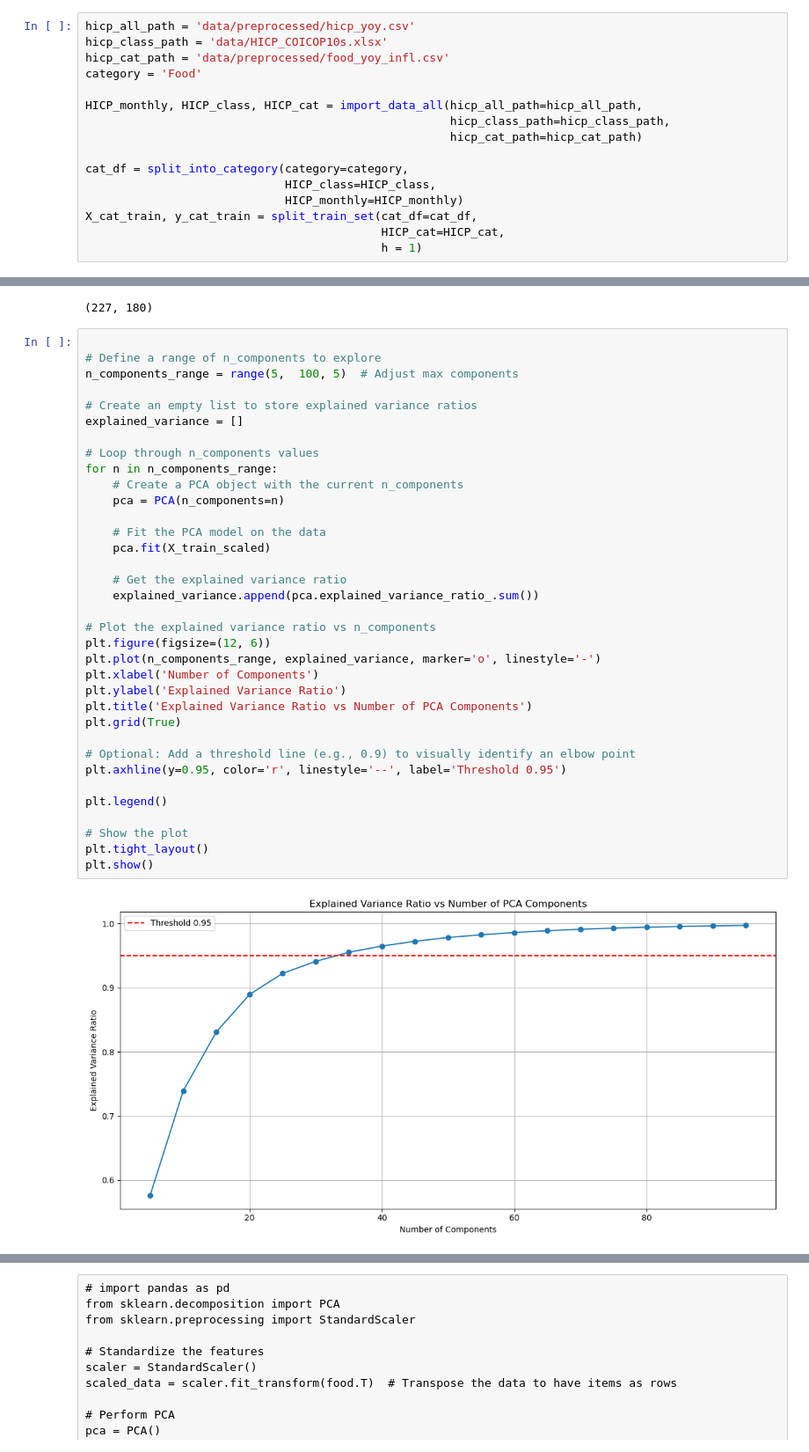
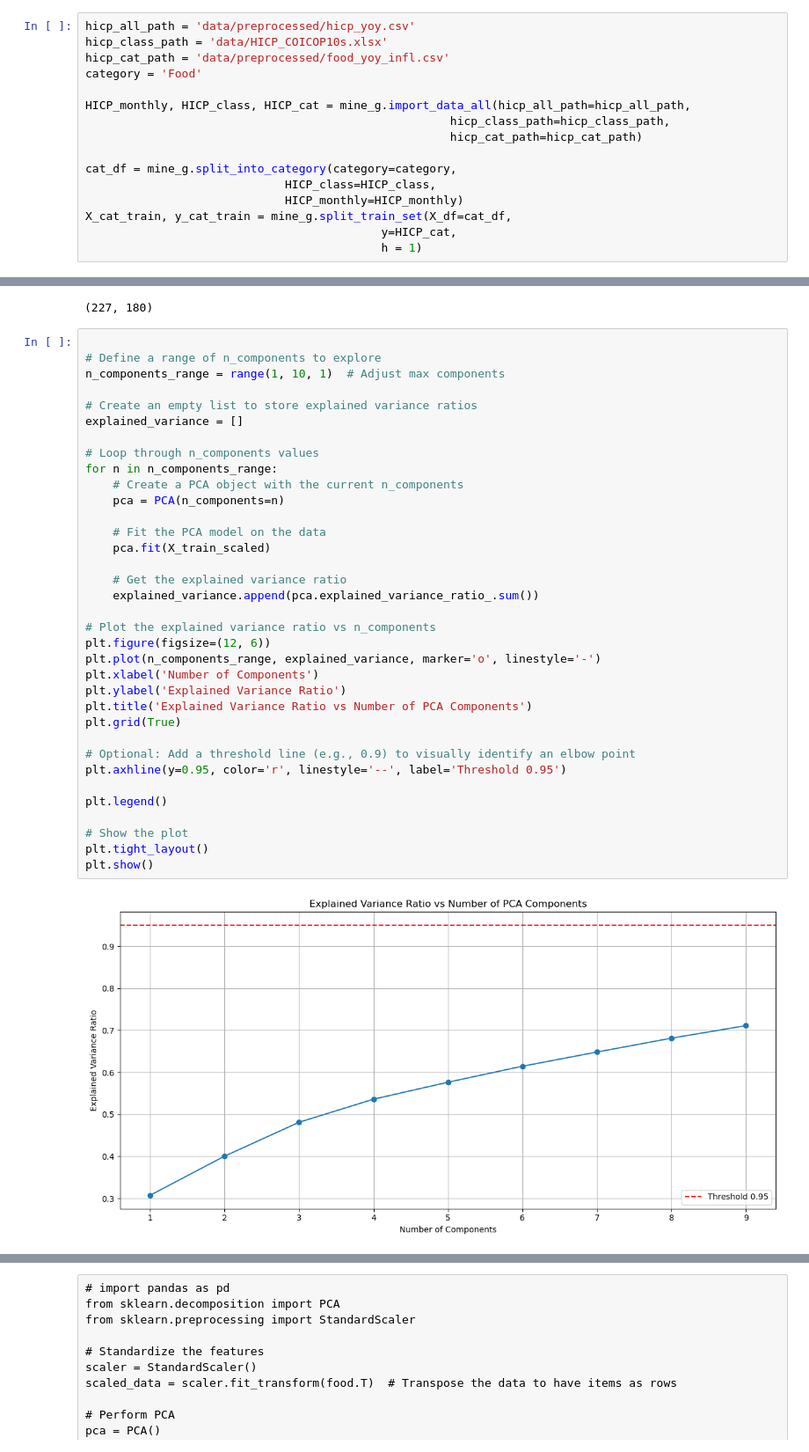
Before and after one commit to lamlam98765/thesis_code, a Jupyter notebook: main/3_Dimensionality_reduction.ipynb, the cells around one changed output, grey strips where cells are left out. Shown at 88% size. Cells and saved outputs as stored; diff of their text form.

```diff
--- a/main/3_Dimensionality_reduction.ipynb
+++ b/main/3_Dimensionality_reduction.ipynb
@@ -29,15 +25,15 @@ hicp_class_path = 'data/HICP_COICOP10s.xlsx'
 hicp_cat_path = 'data/preprocessed/food_yoy_infl.csv'
 category = 'Food'
 
-HICP_monthly, HICP_class, HICP_cat = import_data_all(hicp_all_path=hicp_all_path,
+HICP_monthly, HICP_class, HICP_cat = mine_g.import_data_all(hicp_all_path=hicp_all_path,
                                                      hicp_class_path=hicp_class_path,
                                                      hicp_cat_path=hicp_cat_path)
 
-cat_df = split_into_category(category=category,
+cat_df = mine_g.split_into_category(category=category,
                              HICP_class=HICP_class,
                              HICP_monthly=HICP_monthly)
-X_cat_train, y_cat_train = split_train_set(cat_df=cat_df,
-                                           HICP_cat=HICP_cat,
+X_cat_train, y_cat_train = mine_g.split_train_set(X_df=cat_df,
+                                           y=HICP_cat,
                                            h = 1)
 # %% [output]
 Number of items in Food group:  180
@@ -62,37 +58,37 @@ X_train_scaled.shape
 # %%
 
 # Define a range of n_components to explore
-n_components_range = range(5,  100, 5)  # Adjust max components
+n_components_range = range(1, 10, 1)  # Adjust max components
 
 # Create an empty list to store explained variance ratios
 explained_variance = []
 
 # Loop through n_components values
 for n in n_components_range:
     # Create a PCA object with the current n_components
     pca = PCA(n_components=n)
 
     # Fit the PCA model on the data
     pca.fit(X_train_scaled)
 
     # Get the explained variance ratio
     explained_variance.append(pca.explained_variance_ratio_.sum())
 
 # Plot the explained variance ratio vs n_components
 plt.figure(figsize=(12, 6))
 plt.plot(n_components_range, explained_variance, marker='o', linestyle='-')
 plt.xlabel('Number of Components')
 plt.ylabel('Explained Variance Ratio')
 plt.title('Explained Variance Ratio vs Number of PCA Components')
 plt.grid(True)
 
 # Optional: Add a threshold line (e.g., 0.9) to visually identify an elbow point
 plt.axhline(y=0.95, color='r', linestyle='--', label='Threshold 0.95')
 
 plt.legend()
 
 # Show the plot
 plt.tight_layout()
 plt.show()
 # %% [output]
-[figure, old version]
+[figure, new version]
```
Also changed, not shown: parts of 10 cells of this notebook, 10 other files.
